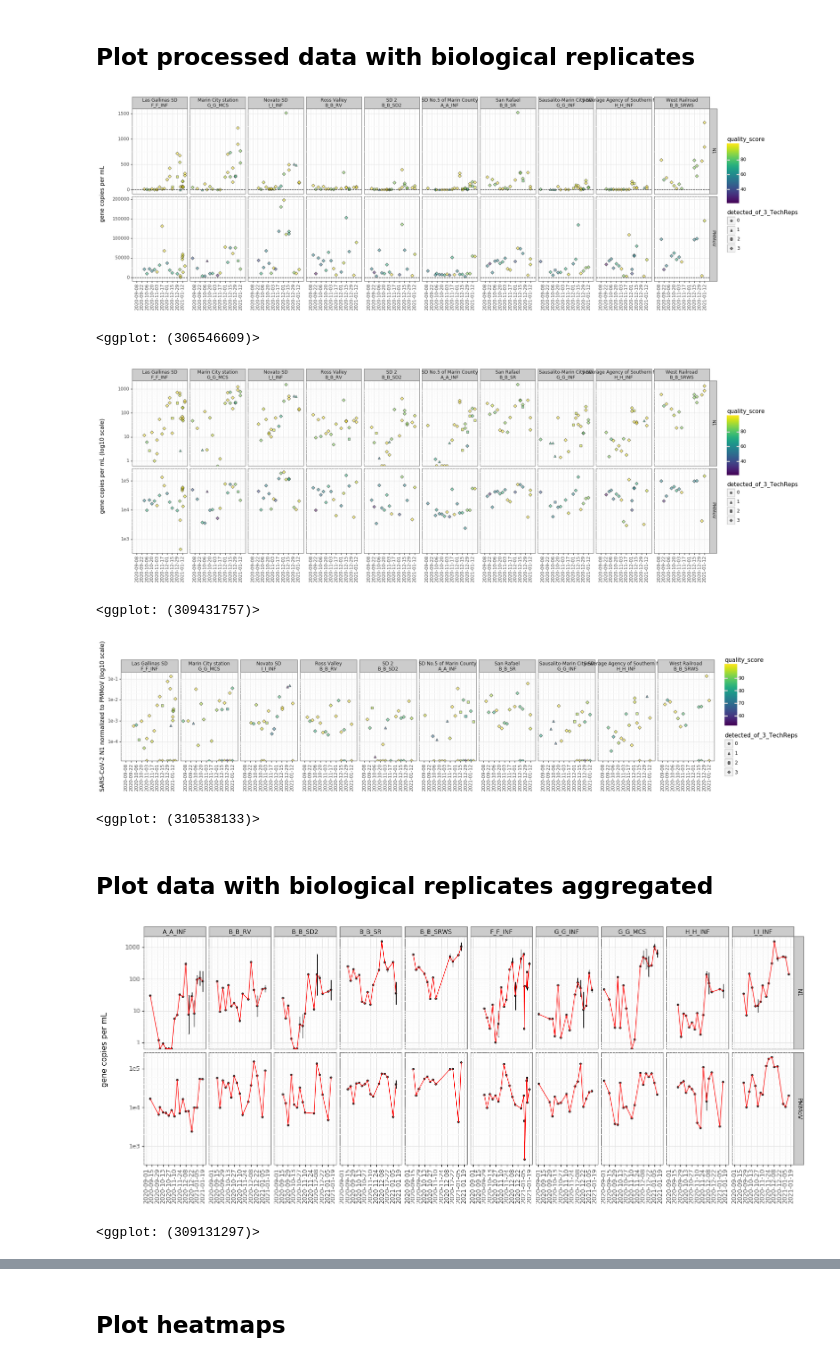
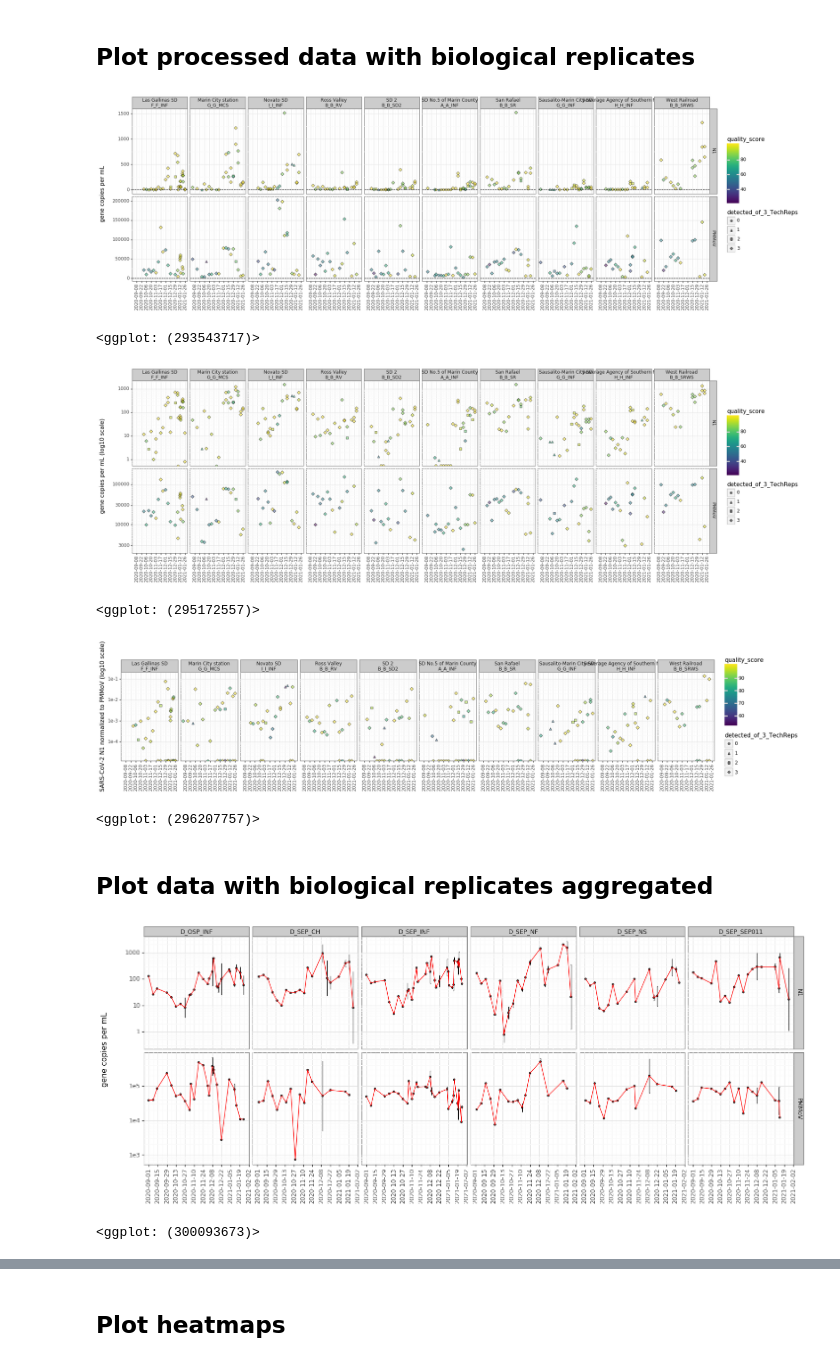
Before and after one commit to wastewaterlab/data_analysis, a Jupyter notebook: notebooks/testing_full_pipeline.ipynb, the cells around one changed output, grey strips where cells are left out. Saved outputs shown, nothing was run; the diff lists cells and outputs as text; code cells hidden in the pictures.

```diff
--- a/notebooks/testing_full_pipeline.ipynb
+++ b/notebooks/testing_full_pipeline.ipynb
@@ -23,12 +23,12 @@ pd.set_option('display.max_colwidth', None)
 # %% [markdown]
 # Data tables:
 # %%
-sites = '/Users/rosekantor/scientific_work/Nelson_lab/wbe_project/data_wbe/site_lookup_012621.csv'
-samples = '/Users/rosekantor/scientific_work/Nelson_lab/wbe_project/data_wbe/sample_inventory_012121.csv'
-qpcr = '/Users/rosekantor/scientific_work/Nelson_lab/wbe_project/data_wbe/QuantStudio_raw_data_012121.csv'
-plates = '/Users/rosekantor/scientific_work/Nelson_lab/wbe_project/data_wbe/Plate_info_012121.csv'
+sites = '/Users/rosekantor/scientific_work/Nelson_lab/wbe_project/data_wbe/site_lookup_012921.csv'
+samples = '/Users/rosekantor/scientific_work/Nelson_lab/wbe_project/data_wbe/sample_inventory_012921.csv'
+qpcr = '/Users/rosekantor/scientific_work/Nelson_lab/wbe_project/data_wbe/QuantStudio_raw_data_012921.csv'
+plates = '/Users/rosekantor/scientific_work/Nelson_lab/wbe_project/data_wbe/Plate_info_012921.csv'
 sample_log = '/Users/rosekantor/scientific_work/Nelson_lab/wbe_project/data_wbe/Sample_collection_log.csv'
-sample_metadata = '/Users/rosekantor/scientific_work/Nelson_lab/wbe_project/data_wbe/Sample_metadata_log.csv'
+sample_metadata = '/Users/rosekantor/scientific_work/Nelson_lab/wbe_project/data_wbe/Sample_metadata.csv'
 # %%
 pd.read_csv(sites).head()
 # %% [output]
@@ -316,12 +320,12 @@ plt3 = (ggplot(df_N1, aes(x='date_sampling', y='mean_normalized_to_pmmov', fill=
 
 display(plt3)
 # %% [output]
-[figure, old version]
+[figure, new version]
-<ggplot: (306546609)>
+<ggplot: (293543717)>
-[figure, old version]
+[figure, new version]
-<ggplot: (309431757)>
+<ggplot: (295172557)>
-[figure, old version]
+[figure, new version]
-<ggplot: (310538133)>
+<ggplot: (296207757)>
 # %% [markdown]
 ## Plot data with biological replicates aggregated
 # %%
@@ -344,24 +348,24 @@ df_agg['gmean_N1_per_PMMoV_upper'] = df_agg.gmean_N1_per_PMMoV * df_agg.gstd_N1_
 df_agg['gmean_N1_per_PMMoV_lower'] = df_agg.gmean_N1_per_PMMoV / df_agg.gstd_N1_per_PMMoV
 # %%
 # filter on one county and make example plot
-df_agg_filtered =  df_agg[(df_agg.county == 'Marin') & (df_agg.sample_level != 'Residential')].copy()
+df_agg_filtered =  df_agg[(df_agg.county == 'SF') & (df_agg.sample_level != 'Residential')].copy()
 # fill NaNs with zero so these samples still show up in the plots
 df_agg_filtered.loc[df_agg_filtered.gmean_gc_per_mL.isna(), 'gmean_gc_per_mL'] = 0
 
 plt = (ggplot(df_agg_filtered, aes(x='date_sampling', y='gmean_gc_per_mL')) +
 geom_point(size=1, alpha=0.75)+
 geom_errorbar(aes(ymin='gmean_gc_per_mL_lower', ymax='gmean_gc_per_mL_upper'))+
 geom_line(color='red')+
 #geom_smooth(method='loess', span=0.5, se=False, linetype='dashed', color='gray', size=0.5)+
 geom_abline(slope=0, intercept=10, linetype='dashed')+
 ylab('gene copies per mL\n\n')+
 xlab("")+
 scale_y_log10()+
 scale_x_datetime(breaks = '2 week')+
 facet_grid('Target ~ sample_code', scales='free_y')+ #,
 theme_bw()+ theme(axis_text_x=element_text(rotation=90, hjust=1.1), figure_size=(17,6)) )
 
 display(plt)
 # %% [output]
-[figure, old version]
+[figure, new version]
-<ggplot: (309131297)>
+<ggplot: (300093673)>
```
Also changed, not shown: parts of 19 cells of this notebook, 3 other files.
